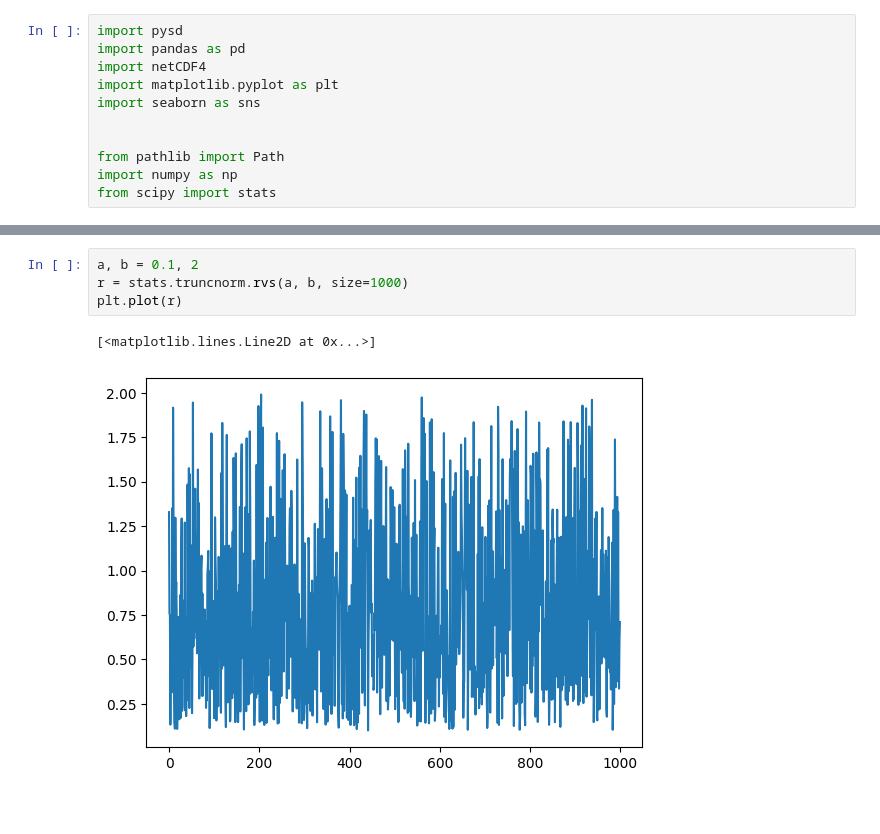
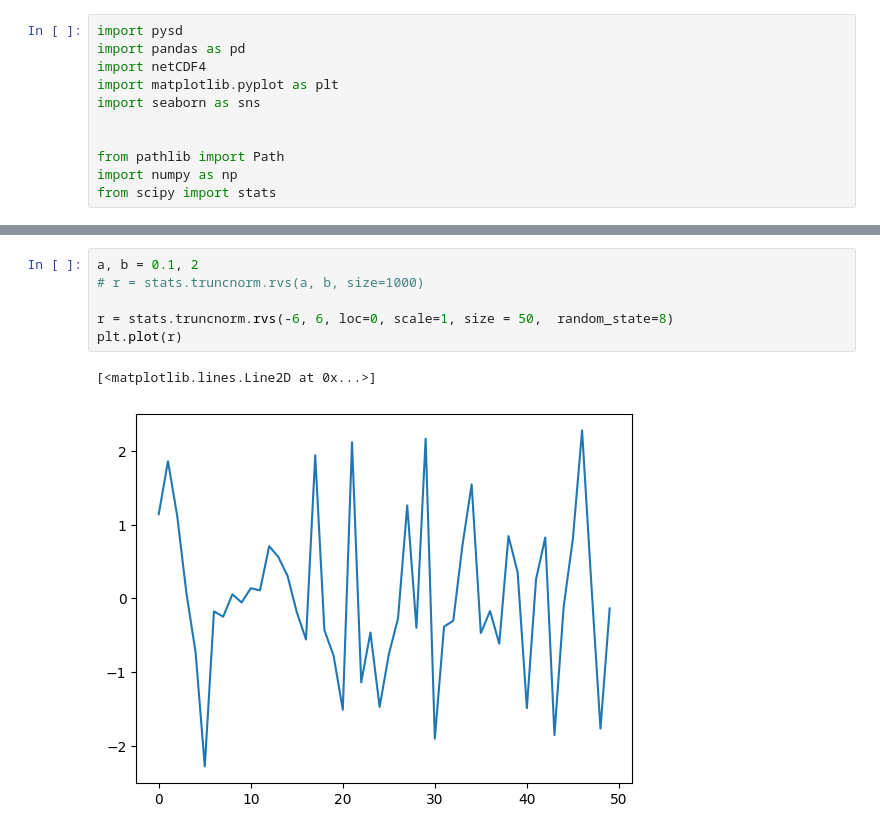
Before and after one commit to georgia-max/OrganizationOscillation, a Jupyter notebook: src/test.ipynb, the cells around one changed output, grey strips where cells are left out. Saved outputs shown, nothing was run; the diff lists cells and outputs as text.

```diff
--- a/src/test.ipynb
+++ b/src/test.ipynb
@@ -12,7 +41,9 @@ from scipy import stats
 # %%
 a, b = 0.1, 2
-r = stats.truncnorm.rvs(a, b, size=1000)
+# r = stats.truncnorm.rvs(a, b, size=1000)
+
+r = stats.truncnorm.rvs(-6, 6, loc=0, scale=1, size = 50,  random_state=8)
 plt.plot(r)
 # %% [output]
 [<matplotlib.lines.Line2D at 0x...>]
-[figure, old version]
+[figure, new version]
```
Also changed, not shown: parts of 4 cells of this notebook, 49 other files.
